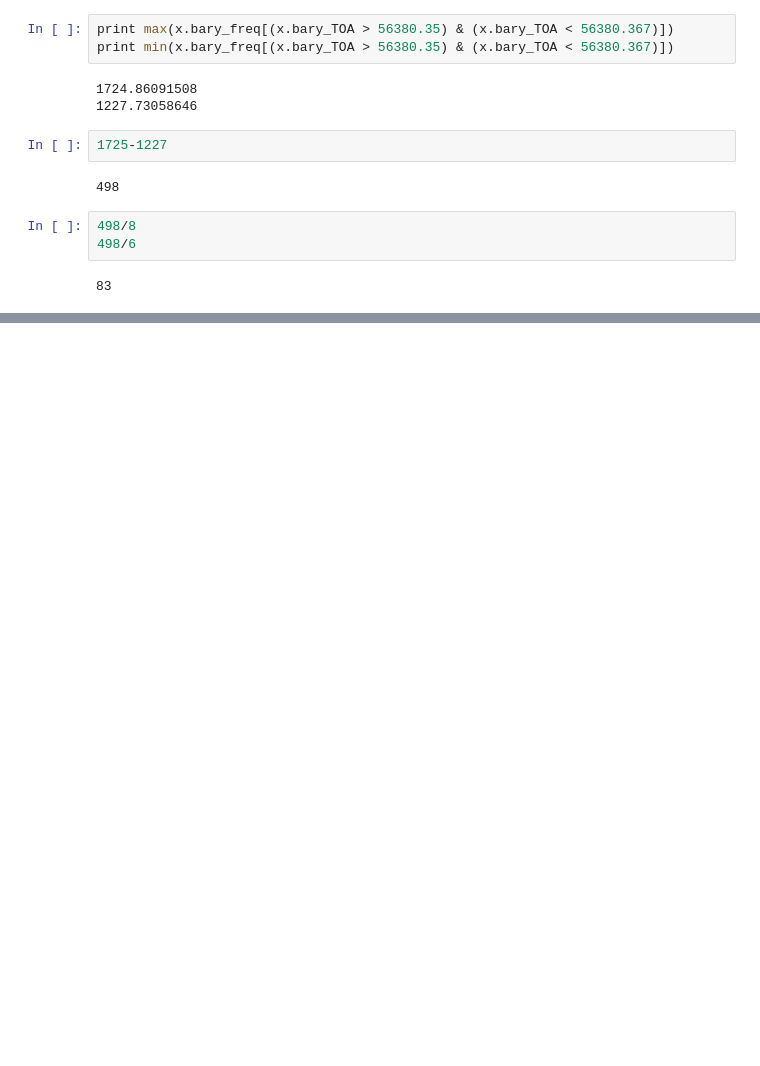
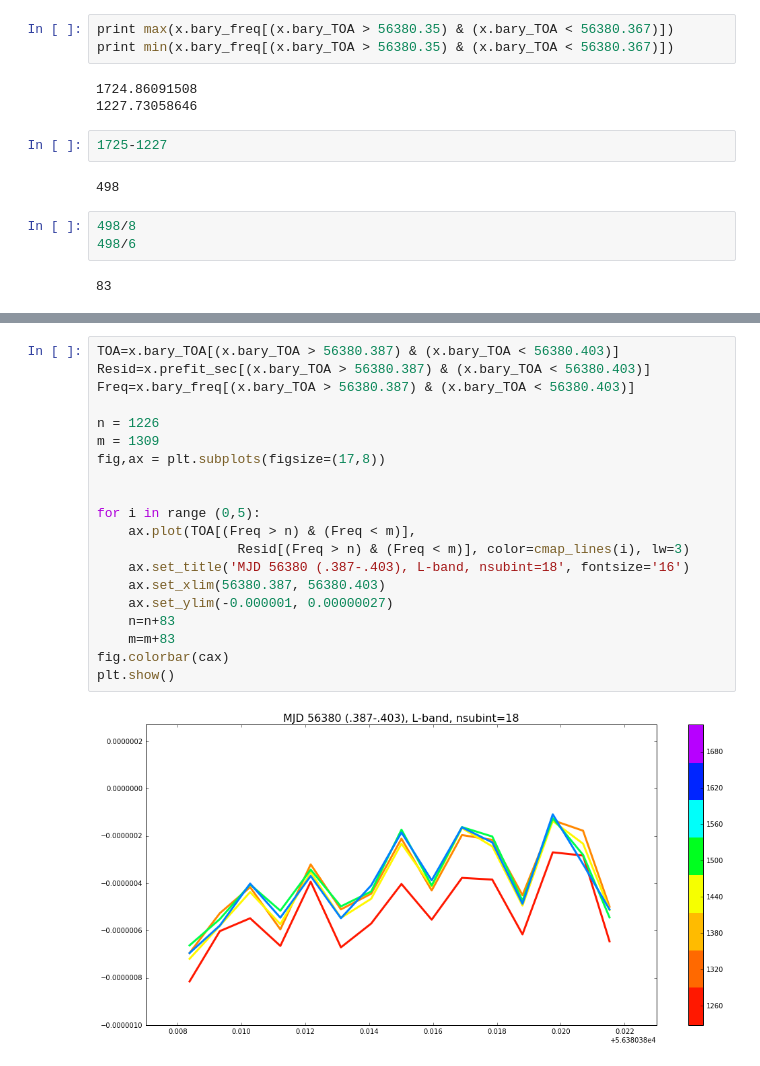
Before and after one commit to elliesch/pulsar_codes, a Jupyter notebook: ResidVsTime.ipynb, the cells around one changed output, grey strips where cells are left out. Drawn from its saved outputs; the diff is of its cells as text; blank space fills up the shorter version.

```diff
--- a/ResidVsTime.ipynb
+++ b/ResidVsTime.ipynb
@@ -435,0 +471,22 @@ plt.show()
+# %%
+TOA=x.bary_TOA[(x.bary_TOA > 56380.387) & (x.bary_TOA < 56380.403)]
+Resid=x.prefit_sec[(x.bary_TOA > 56380.387) & (x.bary_TOA < 56380.403)]
+Freq=x.bary_freq[(x.bary_TOA > 56380.387) & (x.bary_TOA < 56380.403)]
+
+n = 1226
+m = 1309
+fig,ax = plt.subplots(figsize=(17,8))
+
+
+for i in range (0,5):
+    ax.plot(TOA[(Freq > n) & (Freq < m)],
+                  Resid[(Freq > n) & (Freq < m)], color=cmap_lines(i), lw=3)
+    ax.set_title('MJD 56380 (.387-.403), L-band, nsubint=18', fontsize='16')
+    ax.set_xlim(56380.387, 56380.403)
+    ax.set_ylim(-0.000001, 0.00000027)
+    n=n+83
+    m=m+83
+fig.colorbar(cax)
+plt.show()
+# %% [output]
+[figure, added]
```
Also changed, not shown: parts of 7 cells of this notebook.
